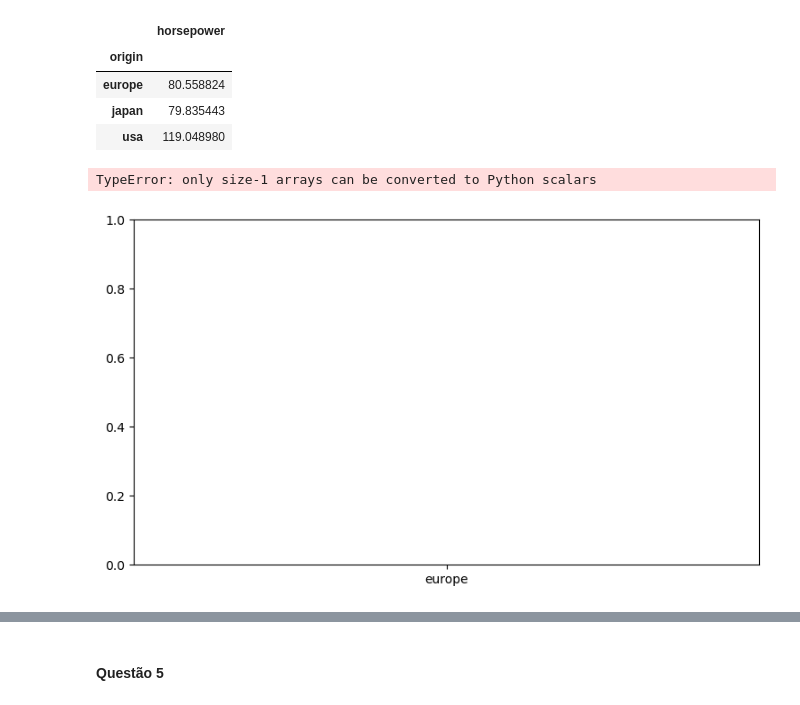
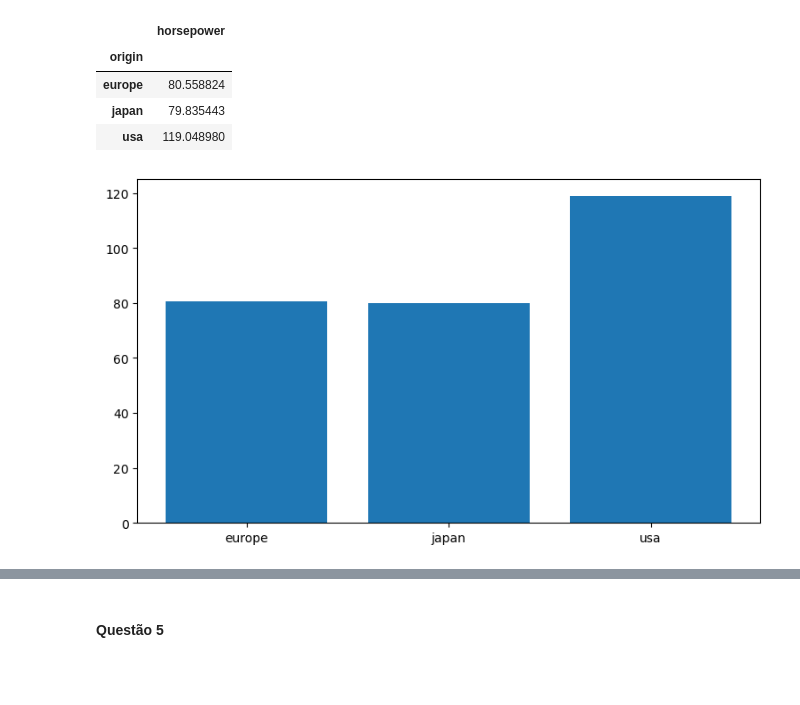
Before and after one commit to melquiorq/Modulo-4, a Jupyter notebook: Aula_2_Matplotlib.ipynb, the cells around one changed output, grey strips where cells are left out. Saved outputs shown, nothing was run; the diff lists cells and outputs as text; code cells hidden in the pictures; blank space fills up the shorter version.

```diff
--- a/Aula_2_Matplotlib.ipynb
+++ b/Aula_2_Matplotlib.ipynb
@@ -562,14 +562,13 @@ flt_mpg2.groupby(['origin']).mean()
 | japan | 79.835443 |
 | usa | 119.048980 |
 # %%
-x = flt_mpg2.groupby(['origin']).mean().index
-y = flt_mpg2.groupby(['origin']).mean().values
+x = flt_mpg2.groupby(['origin']).mean()['horsepower'].index
+y = flt_mpg2.groupby(['origin']).mean()['horsepower'].values
 
 plt.bar(x,y)
 plt.show()
 # %% [output]
-TypeError: only size-1 arrays can be converted to Python scalars
-[figure, old version]
+[figure, new version]
 # %%
 mpg_trat.head()
 # %% [output]
```
Also changed, not shown: parts of 6 cells of this notebook.
